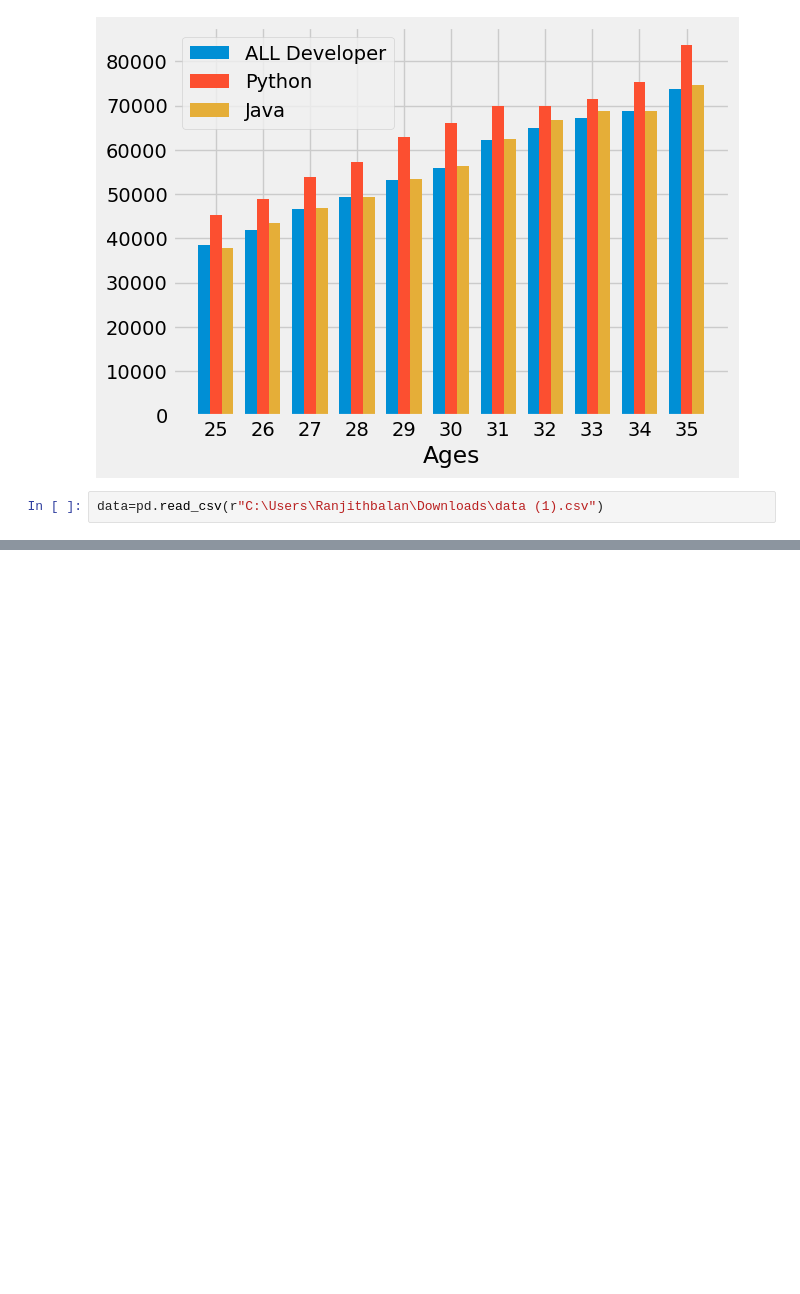
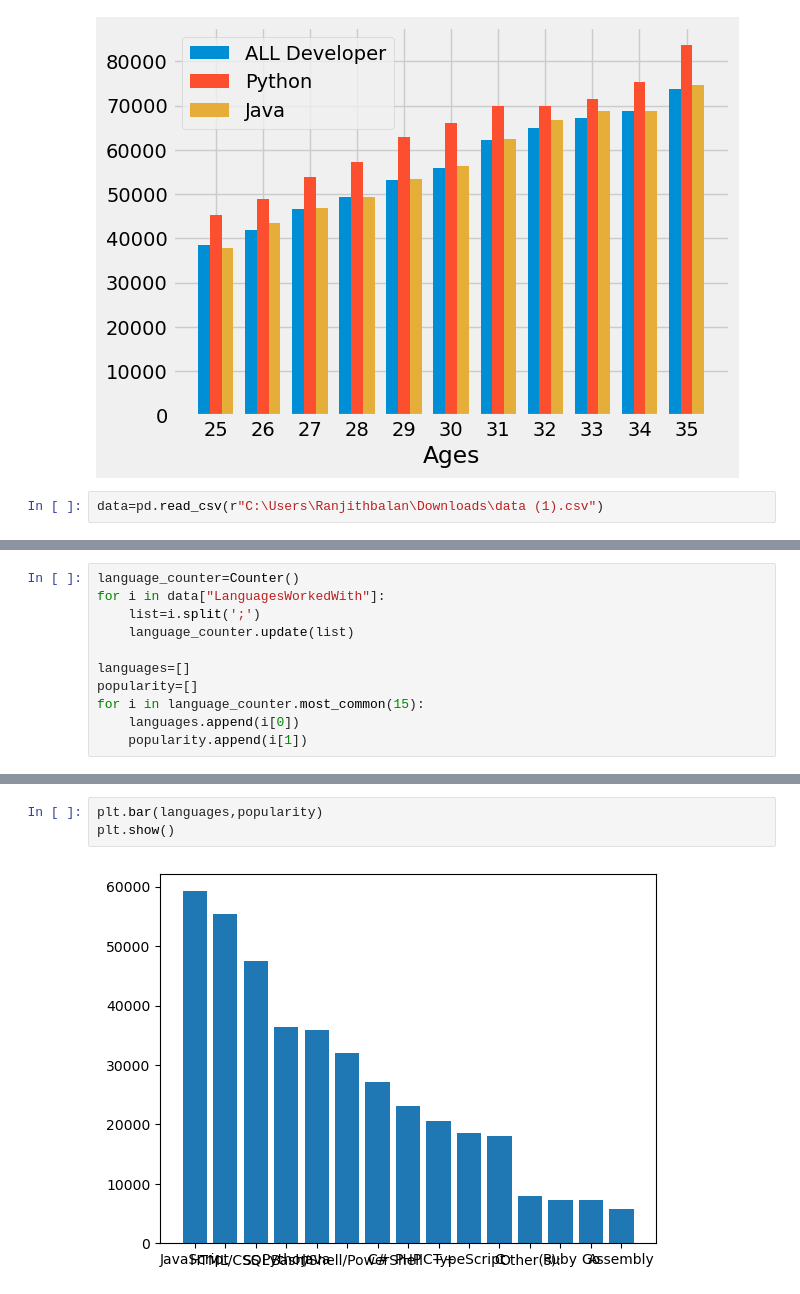
Before and after one commit to ranjithbalank/datascience, a Jupyter notebook: MATPLOTLIB/PART-2 (BARCHART).ipynb, the cells around one changed output, grey strips where cells are left out. Drawn from its saved outputs; the diff is of its cells as text; blank space fills up the shorter version.

```diff
--- a/MATPLOTLIB/PART-2 (BARCHART).ipynb
+++ b/MATPLOTLIB/PART-2 (BARCHART).ipynb
@@ -67,0 +68,11 @@ Name: LanguagesWorkedWith, Length: 87569, dtype: object
+# %%
+language_counter=Counter()
+for i in data["LanguagesWorkedWith"]:
+    list=i.split(';')
+    language_counter.update(list)
+
+languages=[]
+popularity=[]
+for i in language_counter.most_common(15):
+    languages.append(i[0])
+    popularity.append(i[1])
@@ -67,0 +85,5 @@ Name: LanguagesWorkedWith, Length: 87569, dtype: object
+# %%
+plt.bar(languages,popularity)
+plt.show()
+# %% [output]
+[figure, added]
```
Also changed, not shown: parts of 6 cells of this notebook, 2 other files.
